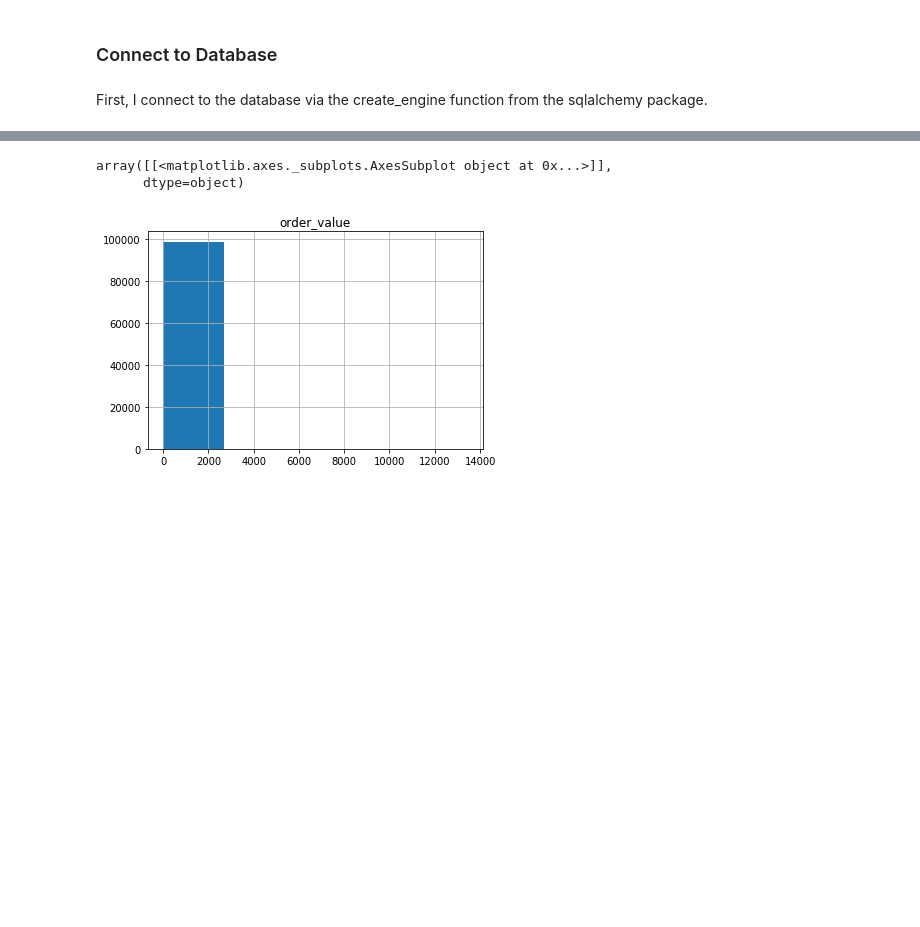
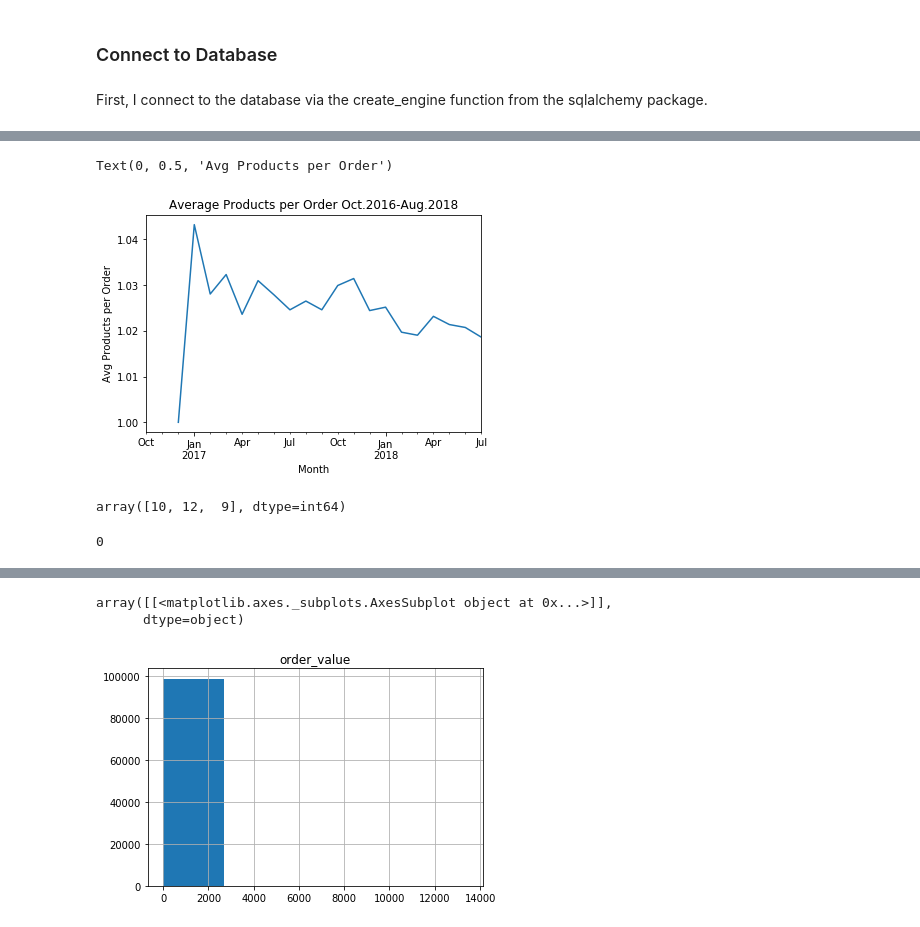
Before and after one commit to cgiannotta/eCommerceAnalysis, a Jupyter notebook: eCommerceSQL.ipynb, the cells around one changed output, grey strips where cells are left out. Cells and saved outputs as stored; diff of their text form; code cells hidden in the pictures; blank space fills up the shorter version.

```diff
--- a/eCommerceSQL.ipynb
+++ b/eCommerceSQL.ipynb
@@ -163,0 +347,19 @@ orders.describe()
+# %%
+# plot average items per order over time
+delivered.groupby(pd.Grouper(key='order_purchase_timestamp', freq='M')).num_products.mean()[1:-1].plot() # leave out last month (only 1 order)
+plt.title("Average Products per Order Oct.2016-Aug.2018")
+plt.xlabel("Month")
+plt.ylabel("Avg Products per Order")
+# %% [output]
+Text(0, 0.5, 'Avg Products per Order')
+[figure, added]
+# %%
+# why is there a gap in the plot between October 2016 and January 2017?
+delivered[(delivered.order_purchase_timestamp.dt.year == 2016)].order_purchase_timestamp.dt.month.unique()
+# %% [output]
+array([10, 12,  9], dtype=int64)
+# %%
+# how many orders in November 2016?
+len(delivered[(delivered.order_purchase_timestamp.dt.month == 11) & (delivered.order_purchase_timestamp.dt.year == 2016)][['order_purchase_timestamp', 'order_status', 'order_value', 'num_products', 'time_to_delivery']])
+# %% [output]
+0
```
Also changed, not shown: parts of 67 cells of this notebook.
